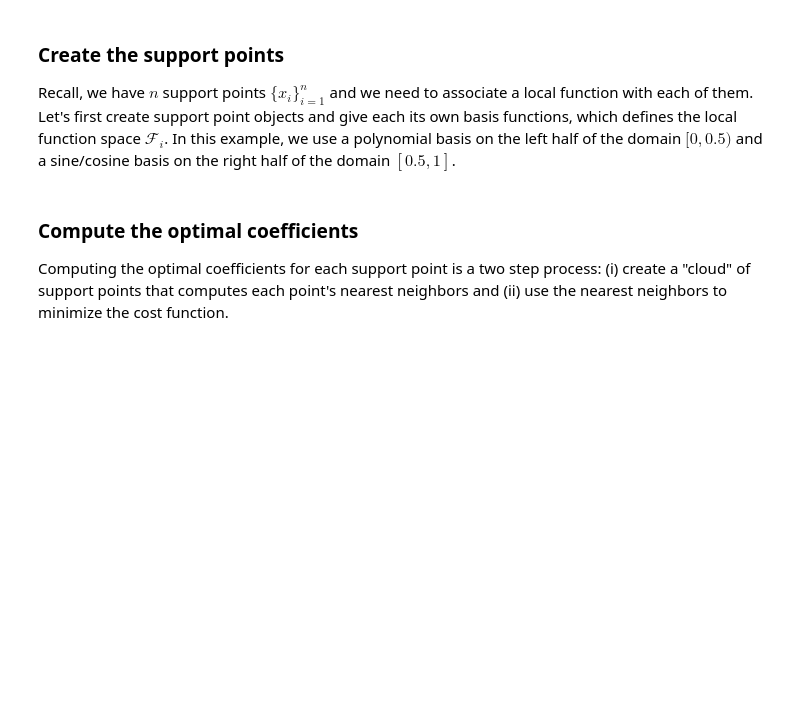
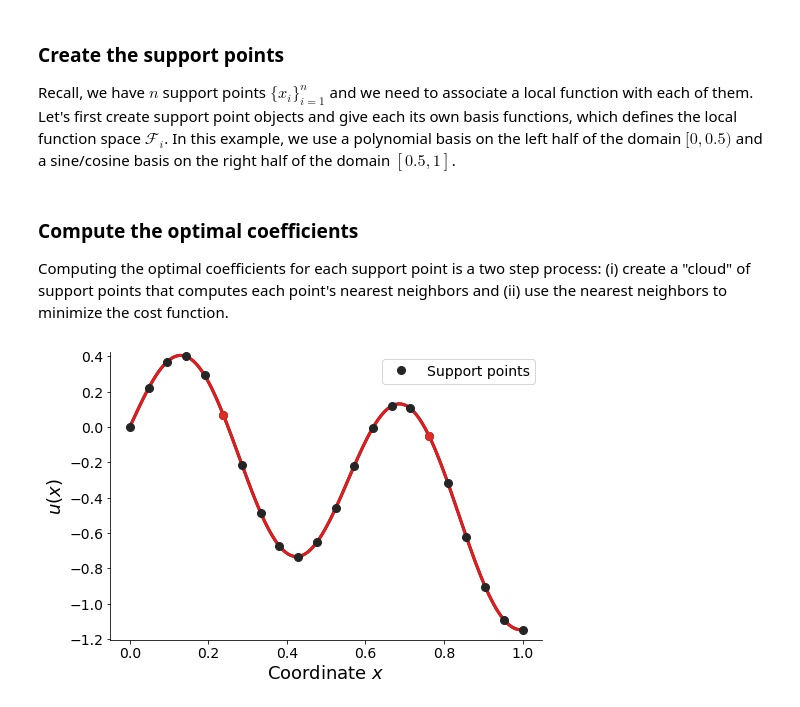
Before and after one commit to andyddavis/clf, a Jupyter notebook: examples/_data-driven-CLF.ipynb, the cells around one changed output. Cells and saved outputs as stored; diff of their text form; code cells hidden in the pictures; blank space fills up the shorter version.

Commit message:
added python interface for local function

```diff
--- a/examples/_data-driven-CLF.ipynb
+++ b/examples/_data-driven-CLF.ipynb
@@ -292,6 +295,42 @@ Computing the optimal coefficients for each support point is a two step process:
 # %%
 # create the support point cloud---the constructor computes the nearest neighbors
 cloudOptions = dict()
 cloud = clf.SupportPointCloud(supportPoints, cloudOptions)
 
 # compute the optimal coefficients for each support point
+funcOptions = dict()
+func = clf.LocalFunction(cloud, funcOptions)
+
+# use a function to plot the exact solution so that the "true" evaluations stay local variables
+def PlotSolution():
+    # choose points where we are going to evaluate the function (for plotting)
+    pnts = np.linspace(0.0, 1.0, num=150)
+    u = [TrueSolution(x) for x in pnts]
+    uestimated = [func.Evaluate([x]) [0] for x in pnts]
+
+    # evaluate the true solution at each support point
+    usupp = [TrueSolution(x) for x in supportPointLocations]
+
+    # plot the exact evaluation
+    %matplotlib inline
+    fig = plt.figure()
+    ax = fig.add_axes([0,0,1,1])
+    ax.plot(pnts, u, color='#252525', linewidth=3)
+    ax.plot(pnts, uestimated, color='#e41a1c', linewidth=3)
+    ax.plot(supportPointLocations, usupp, 'o', color='#252525', label='Support points', markersize=8)
+    ax.plot(supportPointLocations[index1], usupp[index1], 'o', color='#de2d26', markersize=8)
+    ax.plot(supportPointLocations[index2], usupp[index2], 'o', color='#de2d26', markersize=8)
+    ax.legend(loc='best')
+    ax.spines['right'].set_visible(False)
+    ax.spines['top'].set_visible(False)
+    ax.yaxis.set_ticks_position('left')
+    ax.xaxis.set_ticks_position('bottom')
+    ax.set_xlim([-0.05, 1.05])
+    ax.set_ylim([1.05*min(u), 1.05*max(u)])
+    ax.set_xlabel(r'Coordinate $x$')
+    ax.set_ylabel(r'$u(x)$')
+    plt.show()
+
+PlotSolution()
+# %% [output]
+[figure, added]
```
Also changed, not shown: parts of 3 cells of this notebook, 12 other files.
